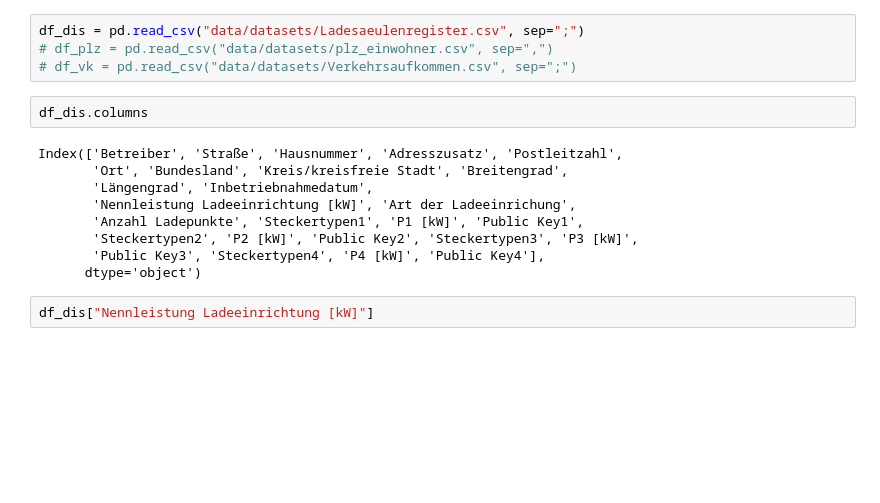
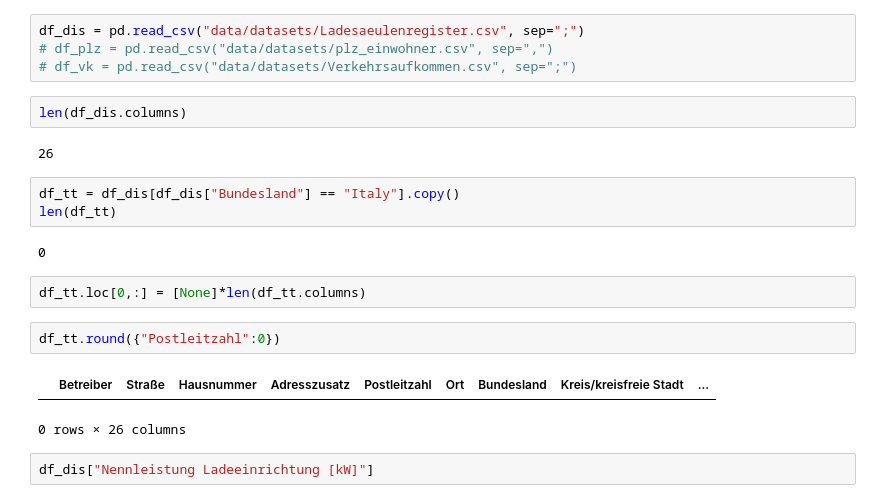
Before and after one commit to MaxwellMuF/fs_2024_part2, a Jupyter notebook: look_at_data.ipynb, the cells around one changed output. Saved outputs shown, nothing was run; the diff lists cells and outputs as text; blank space fills up the shorter version.

```diff
--- a/look_at_data.ipynb
+++ b/look_at_data.ipynb
@@ -7,17 +7,22 @@ import core.methods as m1
 df_dis = pd.read_csv("data/datasets/Ladesaeulenregister.csv", sep=";")
 # df_plz = pd.read_csv("data/datasets/plz_einwohner.csv", sep=",")
 # df_vk = pd.read_csv("data/datasets/Verkehrsaufkommen.csv", sep=";")
-# %%
-df_dis.columns
-# %% [output]
-Index(['Betreiber', 'Straße', 'Hausnummer', 'Adresszusatz', 'Postleitzahl',
-       'Ort', 'Bundesland', 'Kreis/kreisfreie Stadt', 'Breitengrad',
-       'Längengrad', 'Inbetriebnahmedatum',
-       'Nennleistung Ladeeinrichtung [kW]', 'Art der Ladeeinrichung',
-       'Anzahl Ladepunkte', 'Steckertypen1', 'P1 [kW]', 'Public Key1',
-       'Steckertypen2', 'P2 [kW]', 'Public Key2', 'Steckertypen3', 'P3 [kW]',
-       'Public Key3', 'Steckertypen4', 'P4 [kW]', 'Public Key4'],
-      dtype='object')
+# %%
+len(df_dis.columns)
+# %% [output]
+26
+# %%
+df_tt = df_dis[df_dis["Bundesland"] == "Italy"].copy()
+len(df_tt)
+# %% [output]
+0
+# %%
+df_tt.loc[0,:] = [None]*len(df_tt.columns)
+# %%
+df_tt.round({"Postleitzahl":0})
+# %% [output]
+|  | Betreiber | Straße | Hausnummer | Adresszusatz | Postleitzahl | Ort | Bundesland | Kreis/kreisfreie Stadt | ... |
+0 rows × 26 columns
 # %%
 df_dis["Nennleistung Ladeeinrichtung [kW]"]
 # %% [output]
```
Also changed, not shown: parts of 1 cell of this notebook, 9 other files.
